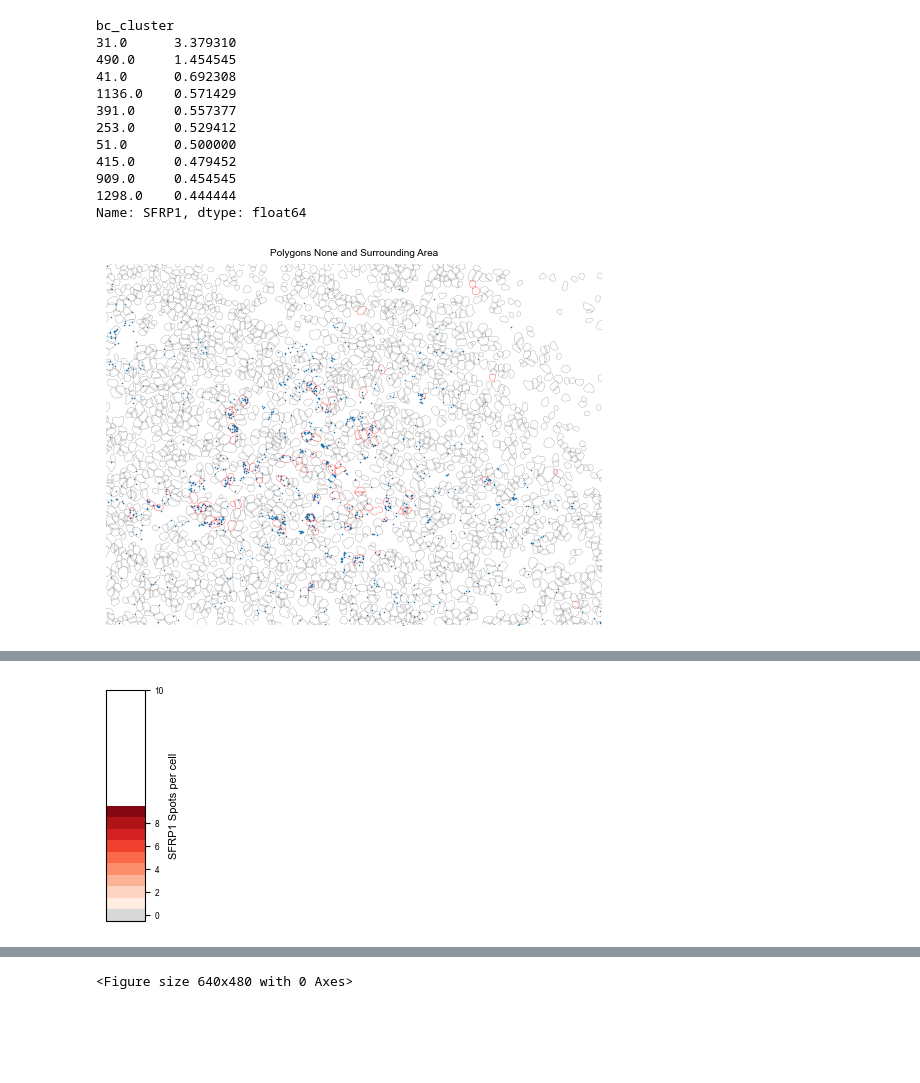
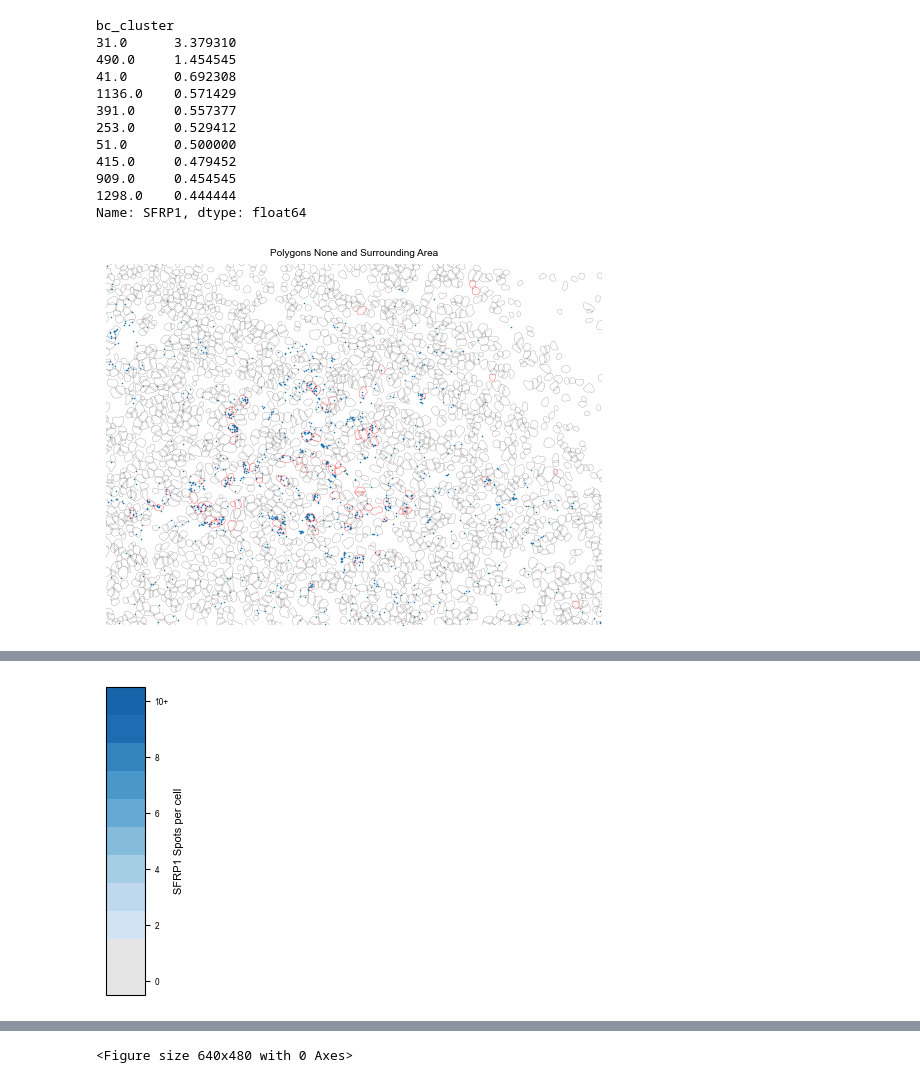
Before and after one commit to grantkinsler/SpatialBarcodes, a Jupyter notebook: paper/plotScripts/plot_clone_space_examples.ipynb, the cells around one changed output, grey strips where cells are left out. Drawn from its saved outputs; the diff is of its cells as text; code cells hidden in the pictures; blank space fills up the shorter version.

```diff
--- a/paper/plotScripts/plot_clone_space_examples.ipynb
+++ b/paper/plotScripts/plot_clone_space_examples.ipynb
@@ -102,12 +60,12 @@ roi_file_paths = {
 roi_of_interest = 'roi_2'
 
 # load the sg_object
-with open(f'{roi_file_paths[roi_of_interest]["out_path"]}/sg_object_dilate10_20240718.pkl', 'rb') as f:
+with open(f'{tools.roi_file_paths[roi_of_interest]["out_path"]}/sg_object_dilate10_20240718.pkl', 'rb') as f:
     sg_obj = pickle.load(f)
 
 # load the dataframes with the cell by gene matrices, clustered and unclustered
-unclustered_df =  pd.read_csv(f'{roi_file_paths[roi_of_interest]["out_path"]}/cell_by_gene_matrix_dilate10_20240718_withbarcodes_atleast3.csv')
-clustered_df = pd.read_csv(f'{roi_file_paths[roi_of_interest]["out_path"]}/cell_by_gene_matrix_dilate10_20240718_withbarcodes_clustering_10bcs_0.4thresh.csv')
+unclustered_df =  pd.read_csv(f'{tools.roi_file_paths[roi_of_interest]["out_path"]}/cell_by_gene_matrix_dilate10_20240718_withbarcodes_atleast3.csv')
+clustered_df = pd.read_csv(f'{tools.roi_file_paths[roi_of_interest]["out_path"]}/cell_by_gene_matrix_dilate10_20240718_withbarcodes_clustering_10bcs_0.4thresh.csv')
 # %%
 # merge the clustered and unclustered dataframes
 cols_to_keep = ['object_id','bc_cluster','bc_cluster_n_bcs','bc_cluster_found_bcs','bc_cluster_bc_names']
@@ -300,7 +258,7 @@ plt.gca().invert_yaxis()
 ### PLOT THE ZOOMED IN IMAGE
 fig,ax = plt.subplots()
 
-vmin = 0
+vmin = 2
 vmax = 10
 
 norm = matplotlib.colors.Normalize(vmin=vmin, vmax=vmax)
@@ -313,16 +271,27 @@ other_clusters = sg_obj.gdf[sg_obj.gdf.geometry.intersects(bbox) & (~sg_obj.gdf[
 
 merged_gdf_other = merged_gdf[merged_gdf['cell_id'].isin(other_clusters['cell_id'].values)]
 
-cmap = matplotlib.cm.get_cmap('Reds').copy()
+# new_cmap = cmap(np.linspace(0.5, 1, 256))
+
+# cmap = matplotlib.cm.get_cmap('Greys').copy()
+# cmap = cmap(np.linspace(0.1, 0.9, 256))
+
+cmap = matplotlib.cm.get_cmap('Blues').copy()
+cmap = cmap(np.linspace(0.15, 0.8, 256))
+
+cmap = matplotlib.colors.ListedColormap(cmap)
+
 # cmap.set_under('#F5F5F5')
-cmap.set_under('#d9d9d9')
+cmap.set_under('#e5e5e5')
+# cmap.set_under('#d9d9d9')
+# cmap.set_under('#a9a9a9')
 
 # print(merged_gdf_focal.shape)
 
 # merged_gdf_other.plot(column=gene_of_interest, cmap='Reds', legend=False, ax=ax,
 #                 vmin=vmin,vmax=vmax,edgecolor='gray',linewidth=0.05)
 merged_gdf_other.plot(column=gene_of_interest, cmap=cmap, legend=False, ax=ax,
-                vmin=1,vmax=vmax,edgecolor='gray',linewidth=0.05)
+                vmin=vmin,vmax=vmax,edgecolor='gray',linewidth=0.05)
 
 # this_cluster = adata_genes[adata_genes.obs['bc_cluster']==cluster_of_interest]
 this_cluster = adata_genes[adata_genes.obs['object_id'].isin(manual_cluster['object_id'])]
@@ -330,10 +299,19 @@ this_cluster = adata_genes[adata_genes.obs['object_id'].isin(manual_cluster['obj
 merged_gdf_focal = merged_gdf[merged_gdf['cell_id'].isin(this_cluster.obs['cell_id'].values)]
 
 # print(merged_gdf_focal.shape)
-# merged_gdf_focal.plot(column=gene_of_interest, cmap='Reds', legend=False, ax=ax,
-#                 vmin=vmin,vmax=vmax,edgecolor='k',linewidth=0.75,linestyle='--')
 merged_gdf_focal.plot(column=gene_of_interest, cmap=cmap, legend=False, ax=ax,
-                vmin=1,vmax=vmax,edgecolor='k',linewidth=0.5,linestyle='--')
+                vmin=vmin,vmax=vmax,edgecolor='r',linewidth=0.5,linestyle='--')
+
+# merged_gdf_focal.plot(column=gene_of_interest, cmap=cmap, legend=False, ax=ax,
+#                 vmin=vmin,vmax=vmax,edgecolor='r',linewidth=0.75,linestyle='--')
+
+# merged_gdf_focal.plot(column=gene_of_interest, cmap=cmap, legend=False, ax=ax,
+#                 vmin=vmin,vmax=vmax,edgecolor='#2c7fb8',linewidth=0.75,linestyle='--')
+
+# merged_gdf_focal.plot(column=gene_of_interest, cmap=cmap, legend=False, ax=ax,
+#                 vmin=vmin,vmax=vmax,edgecolor='#feb24c',linewidth=0.5,linestyle='--')
+
+
 
 # rect = matplotlib.patches.Rectangle((xmin, ymin), (xmax-xmin), (ymax-ymin), linewidth=1, edgecolor='k', facecolor='none')
 
@@ -349,6 +327,7 @@ ax.set_yticks([])
 
 # plt.savefig(f'plots/figures/forpaper_cluster_{cluster_of_interest}_SFRP1_zoom.pdf',bbox_inches='tight')
 # plt.savefig(f'../graphs/cluster_{cluster_of_interest}_SFRP1_zoom.pdf',bbox_inches='tight',transparent=True)
+# plt.savefig(f'../graphs/cluster_{cluster_of_interest}_SFRP1_zoom_grayed.pdf',bbox_inches='tight')
 plt.savefig(f'../graphs/cluster_{cluster_of_interest}_SFRP1_zoom_grayed.pdf',bbox_inches='tight')
 
 
@@ -359,7 +338,7 @@ fig,ax = plt.subplots()
 
 # merged_gdf.plot(column=gene_of_interest, cmap='Reds', legend=False,vmin=vmin,vmax=vmax,ax=ax,
 #                 edgecolor='#d9d9d9',linewidth=0.0)
-merged_gdf.plot(column=gene_of_interest, cmap=cmap, legend=False,vmin=1,vmax=vmax,ax=ax,
+merged_gdf.plot(column=gene_of_interest, cmap=cmap, legend=False,vmin=vmin,vmax=vmax,ax=ax,
                 edgecolor='#d9d9d9',linewidth=0.0)
 
 
@@ -374,17 +353,17 @@ ax.set_facecolor('#F5F5F5')
 plt.axis('off')
 plt.gca().invert_yaxis()
 
-# plt.savefig(f'plots/figures/forpaper_cluster_{cluster_of_interest}_SFRP1_full.pdf',bbox_inches='tight')
+# # plt.savefig(f'plots/figures/forpaper_cluster_{cluster_of_interest}_SFRP1_full.pdf',bbox_inches='tight')
 plt.savefig(f'../graphs/cluster_{cluster_of_interest}_SFRP1_full_grayed.pdf',bbox_inches='tight',transparent=True)
 plt.savefig(f'../graphs/cluster_{cluster_of_interest}_SFRP1_full_grayed.png',dpi=500,bbox_inches='tight',transparent=True)
 
 
 ### PLOT THE COLORBAR
-fig,ax = plt.subplots(figsize=(0.5,3))
+fig,ax = plt.subplots(figsize=(0.5,4))
 # cb1 = matplotlib.colorbar.ColorbarBase(ax, cmap='Reds',
 #                             norm=norm,
 #                             orientation='vertical')
-norm = matplotlib.colors.Normalize(vmin=1, vmax=vmax,clip=False)
+norm = matplotlib.colors.Normalize(vmin=vmin, vmax=vmax,clip=False)
 cb1 = matplotlib.colorbar.ColorbarBase(ax, cmap=cmap,boundaries=[0]+list(np.arange(1,12,1)),ticks=[0,2,4,6,8,10],
                             norm=norm,
                             orientation='vertical')
@@ -396,5 +375,43 @@ cb1.set_ticklabels(['0','2','4','6','8','10+'])
 
 # plt.savefig(f'plots/figures/forpaper_cluster_{cluster_of_interest}_SFRP1_cb.pdf',bbox_inches='tight')
 plt.savefig(f'../graphs/cluster_{cluster_of_interest}_SFRP1_colorbar_grayed.pdf',bbox_inches='tight',transparent=True)
+
+
+### PLOT THE COLORBAR
+fig,ax = plt.subplots(figsize=(0.3,2.5))
+# cb1 = matplotlib.colorbar.ColorbarBase(ax, cmap='Reds',
+#                             norm=norm,
+#                             orientation='vertical')
+norm = matplotlib.colors.Normalize(vmin=vmin, vmax=vmax,clip=False)
+cb1 = matplotlib.colorbar.ColorbarBase(ax, cmap=cmap,boundaries=[0]+list(np.arange(1,12,1)),ticks=[0,2,4,6,8,10],
+                            norm=norm,
+                            orientation='vertical')
+cb1.set_label('SFRP1 Spots per cell')
+
+cb1.set_ticks([x+0.5 for x in [0,2,4,6,8,10]])
+cb1.set_ticklabels(['0','2','4','6','8','10+'])
+# ax.set_yticks([x+0.5 for x in [0,2,4,6,8,10]],[0,2,4,6,8,10])
+
+# plt.savefig(f'plots/figures/forpaper_cluster_{cluster_of_interest}_SFRP1_cb.pdf',bbox_inches='tight')
+plt.savefig(f'../graphs/cluster_{cluster_of_interest}_SFRP1_colorbar_grayed.pdf',bbox_inches='tight',transparent=True)
+
+
+### PLOT THE COLORBAR
+fig,ax = plt.subplots(figsize=(4,0.5))
+# cb1 = matplotlib.colorbar.ColorbarBase(ax, cmap='Reds',
+#                             norm=norm,
+#                             orientation='vertical')
+norm = matplotlib.colors.Normalize(vmin=vmin, vmax=vmax,clip=False)
+cb1 = matplotlib.colorbar.ColorbarBase(ax, cmap=cmap,boundaries=[0]+list(np.arange(1,12,1)),ticks=[0,2,4,6,8,10],
+                            norm=norm,
+                            orientation='horizontal')
+cb1.set_label('SFRP1 Spots per cell')
+
+cb1.set_ticks([x+0.5 for x in [0,2,4,6,8,10]])
+cb1.set_ticklabels(['0','2','4','6','8','10+'])
+# ax.set_yticks([x+0.5 for x in [0,2,4,6,8,10]],[0,2,4,6,8,10])
+
+# plt.savefig(f'plots/figures/forpaper_cluster_{cluster_of_interest}_SFRP1_cb.pdf',bbox_inches='tight')
+plt.savefig(f'../graphs/cluster_{cluster_of_interest}_SFRP1_colorbar_grayed_horizontal.pdf',bbox_inches='tight',transparent=True)
 # %% [output]
 [figure]
@@ -403 +420 @@ plt.savefig(f'../graphs/cluster_{cluster_of_interest}_SFRP1_colorbar_grayed.pdf'
-[figure, old version]
+[figure, new version]
```
Also changed, not shown: parts of 5 cells of this notebook, 10 other files.
